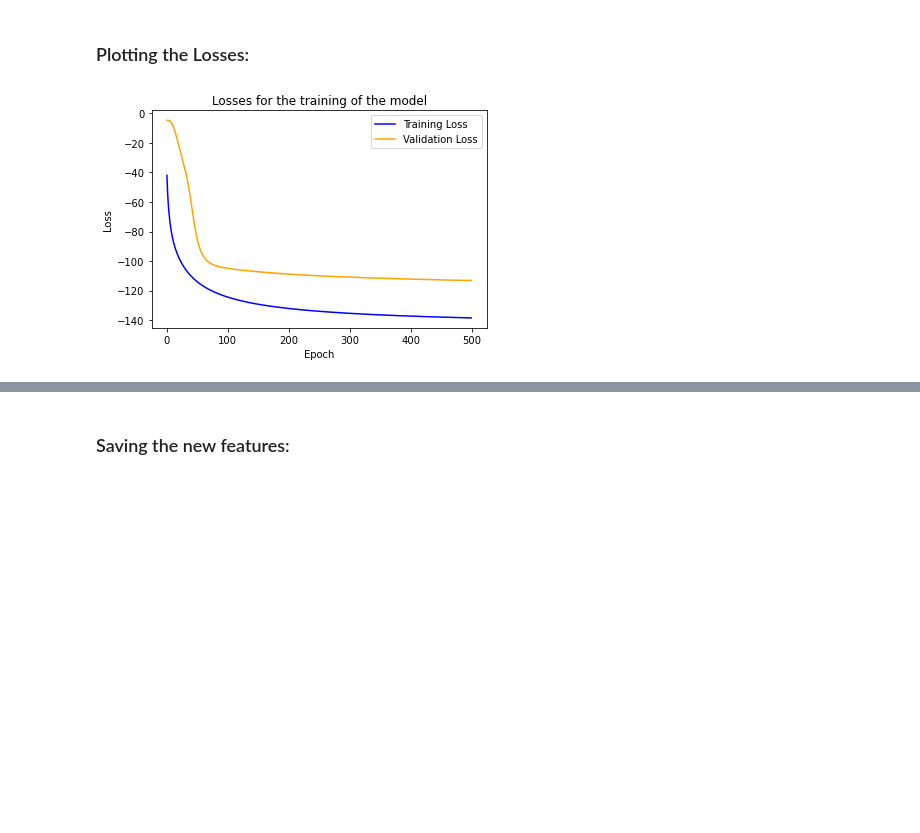
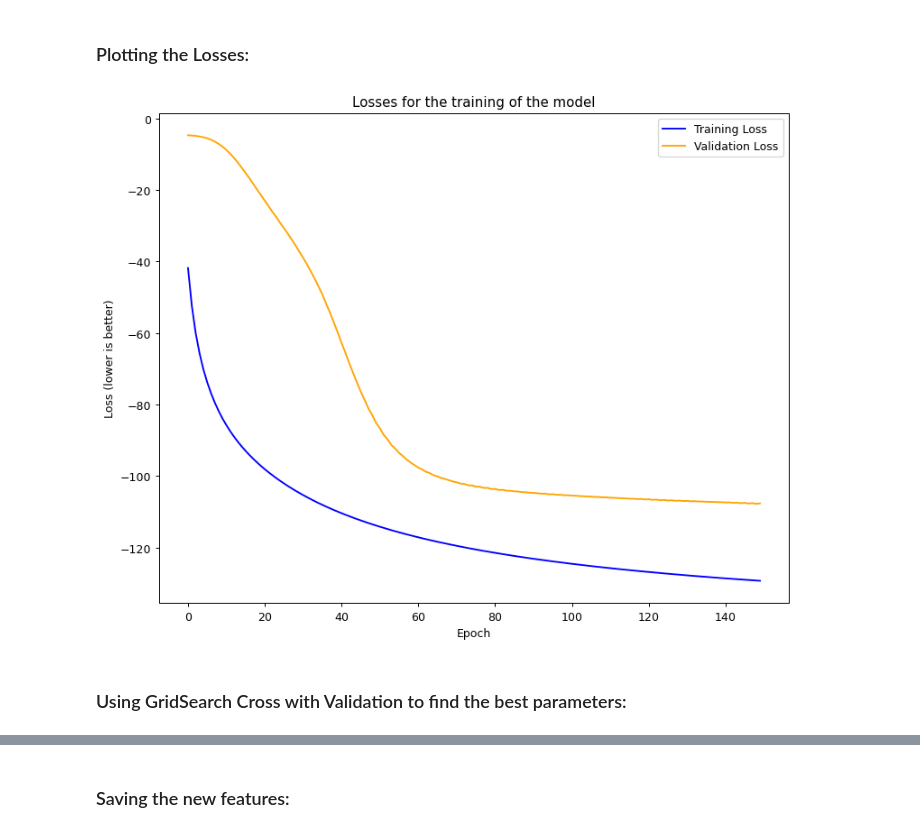
Before and after one commit to georgeaidinis/Dissertation, a Jupyter notebook: DeepCCA Model/ADNI DeepCCA initial.ipynb, the cells around one changed output, grey strips where cells are left out. Saved outputs shown, nothing was run; the diff lists cells and outputs as text; code cells hidden in the pictures; blank space fills up the shorter version.

```diff
--- a/DeepCCA Model/ADNI DeepCCA initial.ipynb
+++ b/DeepCCA Model/ADNI DeepCCA initial.ipynb
@@ -125,7 +125,7 @@ layer_sizes2 = [256, 1024, 1024, outdim_size]
 # layer_sizes2 = [64, 128, outdim_size]
 # the parameters for training the network
 learning_rate = 1e-4
-epoch_num = 500
+epoch_num = 150
 epoch_log_freq = 50
 batch_size = 1000
 
@@ -151,6 +151,13 @@ apply_linear_cca = True
 view_1_n = view_1.to_numpy()
 view_2_n = view_2.to_numpy()
 # %%
+# View 1:
+view_1 = unique.loc[:,"MUSE_Volume_4":"MUSE_Volume_207"]
+# View 2:
+view_2 = unique.loc[:,"rs4575098":"rs429358"]
+# Convert the pandas dataframe to numpy arrays for pytorch:
+view_1_n = view_1.to_numpy()
+view_2_n = view_2.to_numpy()
 # Scramble the datapoints for randomness:
 indices = np.arange(view_1_n.shape[0])
 # np.random.shuffle(indices)
@@ -164,6 +171,9 @@ view_1_t = torch.from_numpy(view_1_n)
 print(view_1_t.shape, type(view_1_t))
 view_2_t = torch.from_numpy(view_2_n)
 print(view_2_t.shape, type(view_2_t))
+
+data1 = view_1_t
+data2 = view_2_t
 # %% [output]
 (1302, 145) <class 'numpy.ndarray'> float64
 (1302, 54) <class 'numpy.ndarray'> float64
@@ -189,7 +199,7 @@ train1, train2 = data1[0:int(s_1 * 0.75)], data2[0:int(s_2 * 0.75)]
 val1, val2 = data1[int(s_1 * 0.75):int(s_1 * 0.9)], data2[int(s_2 * 0.75):int(s_2 * 0.9)]
 test1, test2 = data1[int(s_1 * 0.9):], data2[int(s_2 * 0.9):]
 
-solver.fit(train1, train2, val1, val2, test1, test2, checkpoint=None)
+loss = solver.fit(train1, train2, val1, val2, test1, test2, checkpoint=None)
 training_losses, val_losses = solver.get_losses()
 # TODO: Save linear_cca model if needed
 # %% [output]
@@ -235,12 +230,15 @@ print(outputs[1].shape)
 ### Plotting the Losses:
 # %%
 x = np.arange(epoch_num)
+plt.figure(figsize=(10, 8), dpi=90)
 plt.plot(x, training_losses, color='blue', label="Training Loss")
 plt.plot(x, val_losses, color='orange', label="Validation Loss")
 plt.title("Losses for the training of the model")
 plt.xlabel("Epoch")
-plt.ylabel("Loss")
+plt.ylabel("Loss (lower is better)")
 plt.legend()
 plt.show()
 # %% [output]
-[figure, old version]
+[figure, new version]
+# %% [markdown]
+### Using GridSearch Cross with Validation to find the best parameters:
```
Also changed, not shown: parts of 3 cells of this notebook, 2 other files.
